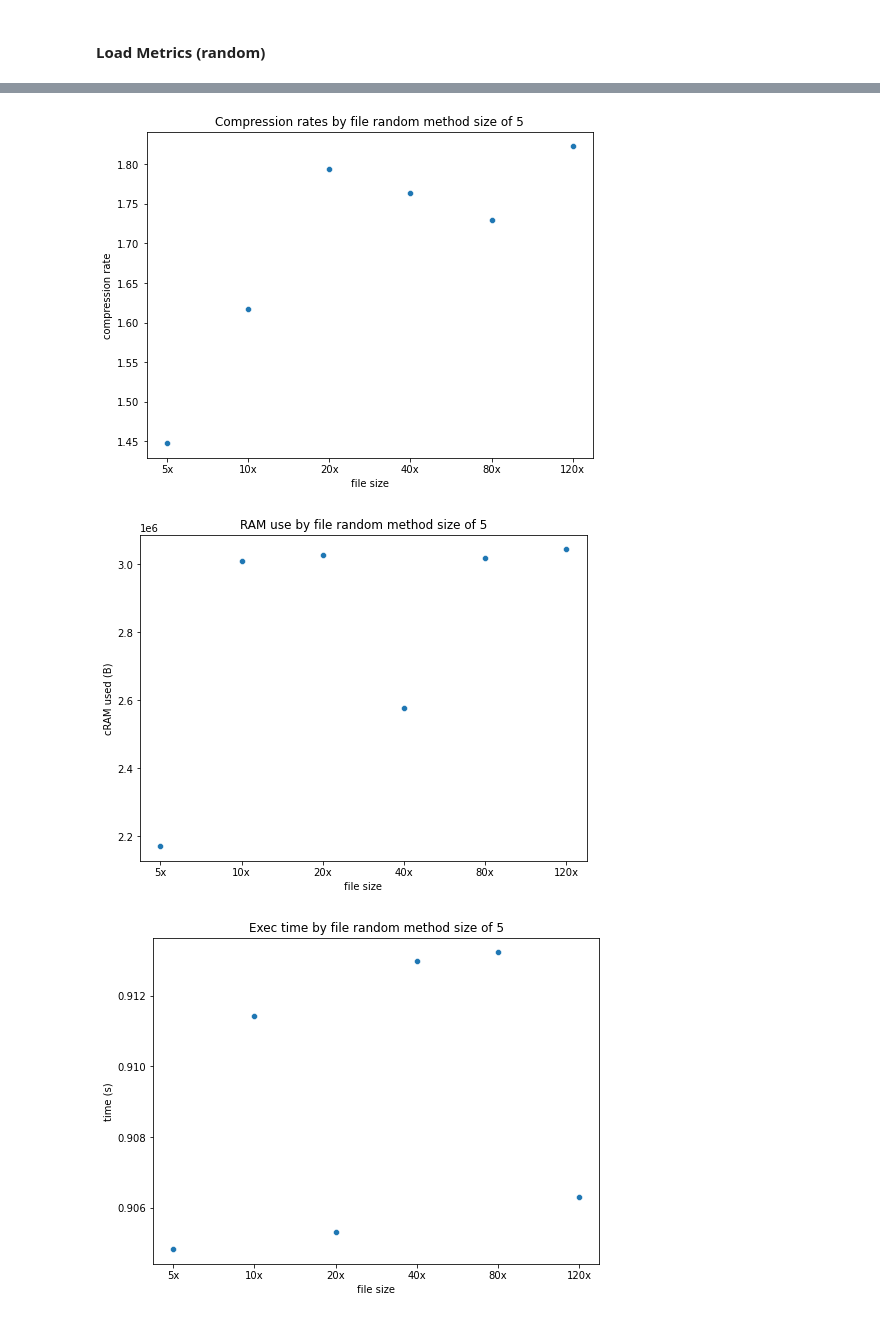
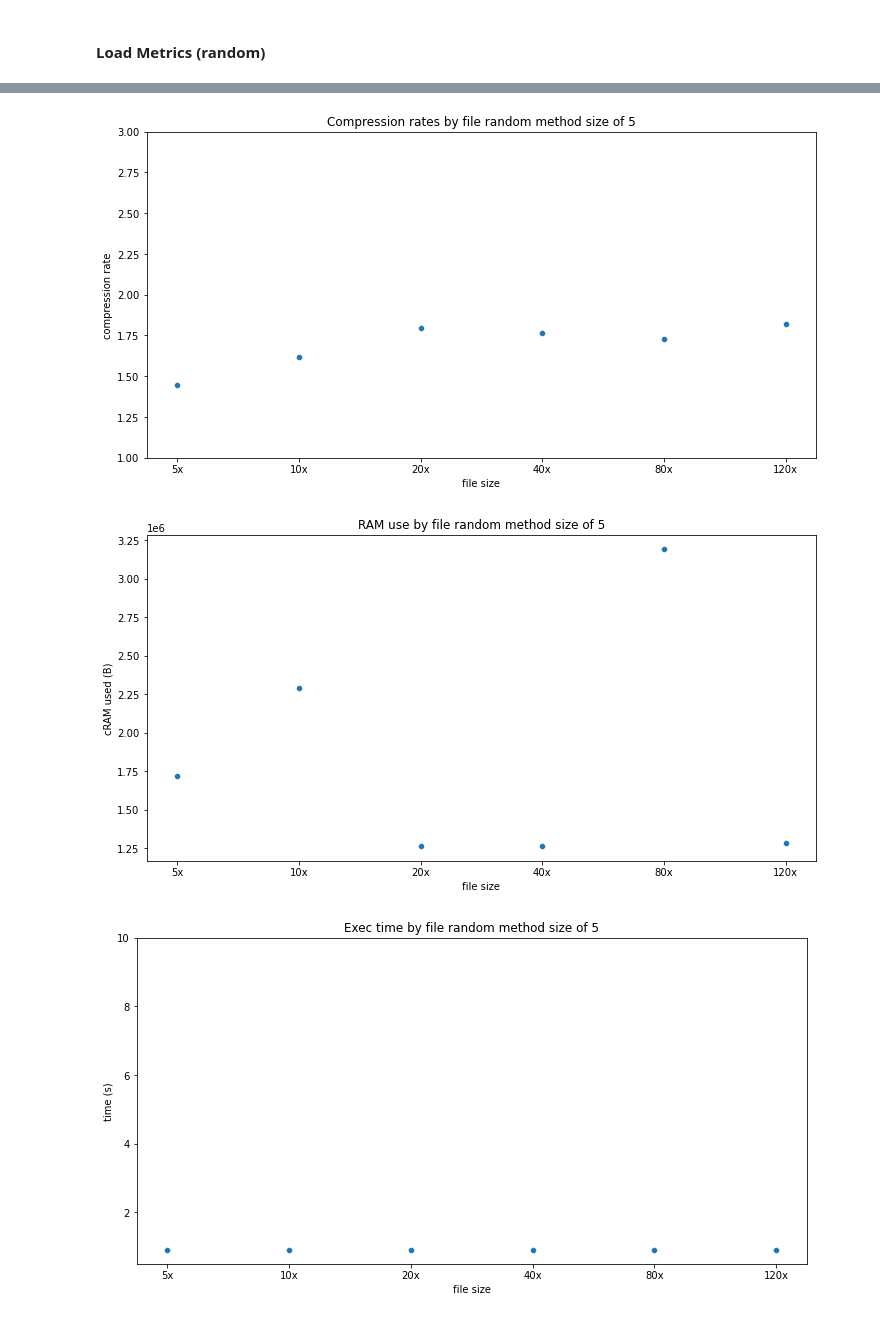
Before and after one commit to atoffano/reads-compression-optimization, a Jupyter notebook: method_2_jules_wb.ipynb, the cells around one changed output, grey strips where cells are left out. Saved outputs shown, nothing was run; the diff lists cells and outputs as text; code cells hidden in the pictures.

```diff
--- a/method_2_jules_wb.ipynb
+++ b/method_2_jules_wb.ipynb
@@ -74,48 +166,51 @@ compressing...
 # %%
-
-plt.figure(figsize=(8,6))
+plt.figure(figsize=(12,6))
+plt.ylim(1, 3)
 size_comparisons= sns.scatterplot(
-    x=file_size, y=rate_by_file,
+    x=file_size, y=random_rate_by_file,
     legend="brief",
 ).set(title="Compression rates by file random method size of 5"
       ,xlabel="file size", ylabel="compression rate")
 
-plt.figure(figsize=(8,6))
+
+plt.figure(figsize=(12,6))
 size_comparisons= sns.scatterplot(
-    x=file_size, y=ram_by_file,
+    x=file_size, y=random_ram_by_file,
     legend="brief",
 ).set(title="RAM use by file random method size of 5"
       ,xlabel="file size", ylabel="cRAM used (B)")
 
-plt.figure(figsize=(8,6))
+plt.figure(figsize=(12,6))
+plt.ylim(0.5, 10)
 size_comparisons= sns.scatterplot(
-    x=file_size, y=time_by_file,
+    x=file_size, y=random_time_by_file,
     legend="brief",
 ).set(title="Exec time by file random method size of 5"
       ,xlabel="file size", ylabel="time (s)")
 
-
-plt.figure(figsize=(8,6))
+plt.figure(figsize=(12,6))
+plt.ylim(1, 3)
 size_comparisons= sns.scatterplot(
-    x=KMER_SIZE, y=rate_by_size,
+    x=KMER_SIZE, y=random_rate_by_size,
     legend="brief",
 ).set(title="Compression rates by kmer size random method 40x file"
       ,xlabel="file size", ylabel="compression rate")
 
-plt.figure(figsize=(8,6))
+plt.figure(figsize=(12,6))
 size_comparisons= sns.scatterplot(
-    x=KMER_SIZE, y=ram_by_size,
+    x=KMER_SIZE, y=random_ram_by_size,
     legend="brief",
 ).set(title="RAM use by kmer size random method 40x file"
       ,xlabel="file size", ylabel="cRAM used (B)")
 
-plt.figure(figsize=(8,6))
+plt.figure(figsize=(12,6))
+plt.ylim(0.5, 10)
 size_comparisons= sns.scatterplot(
-    x=KMER_SIZE, y=time_by_size,
+    x=KMER_SIZE, y=random_time_by_size,
     legend="brief",
 ).set(title="Exec time by kmer size random method 40x file"
       ,xlabel="file size", ylabel="time (s)")
 # %% [output]
-[figure, old version]
+[figure, new version]
-[figure, old version]
+[figure, new version]
-[figure, old version]
+[figure, new version]
```
Also changed, not shown: parts of 19 cells of this notebook, 4 other files.
